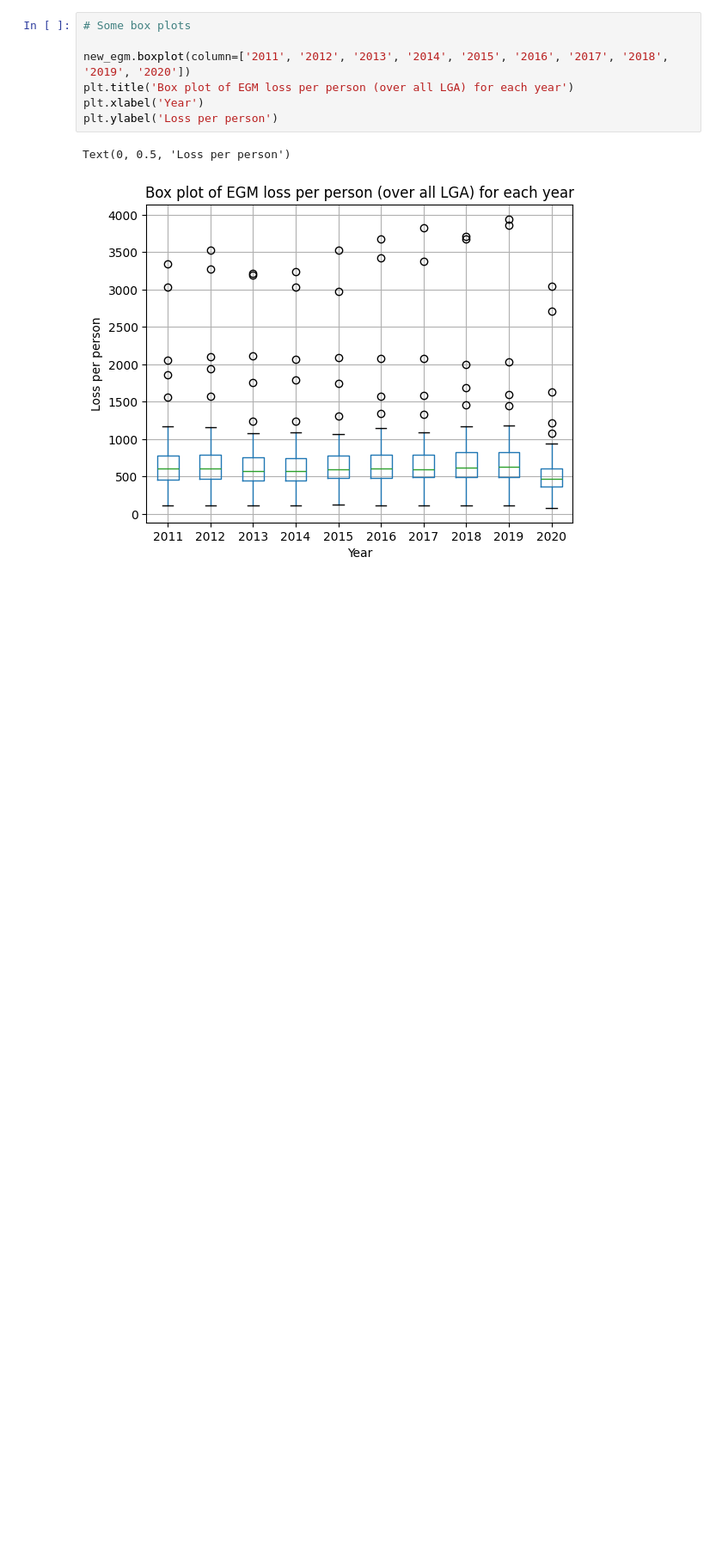
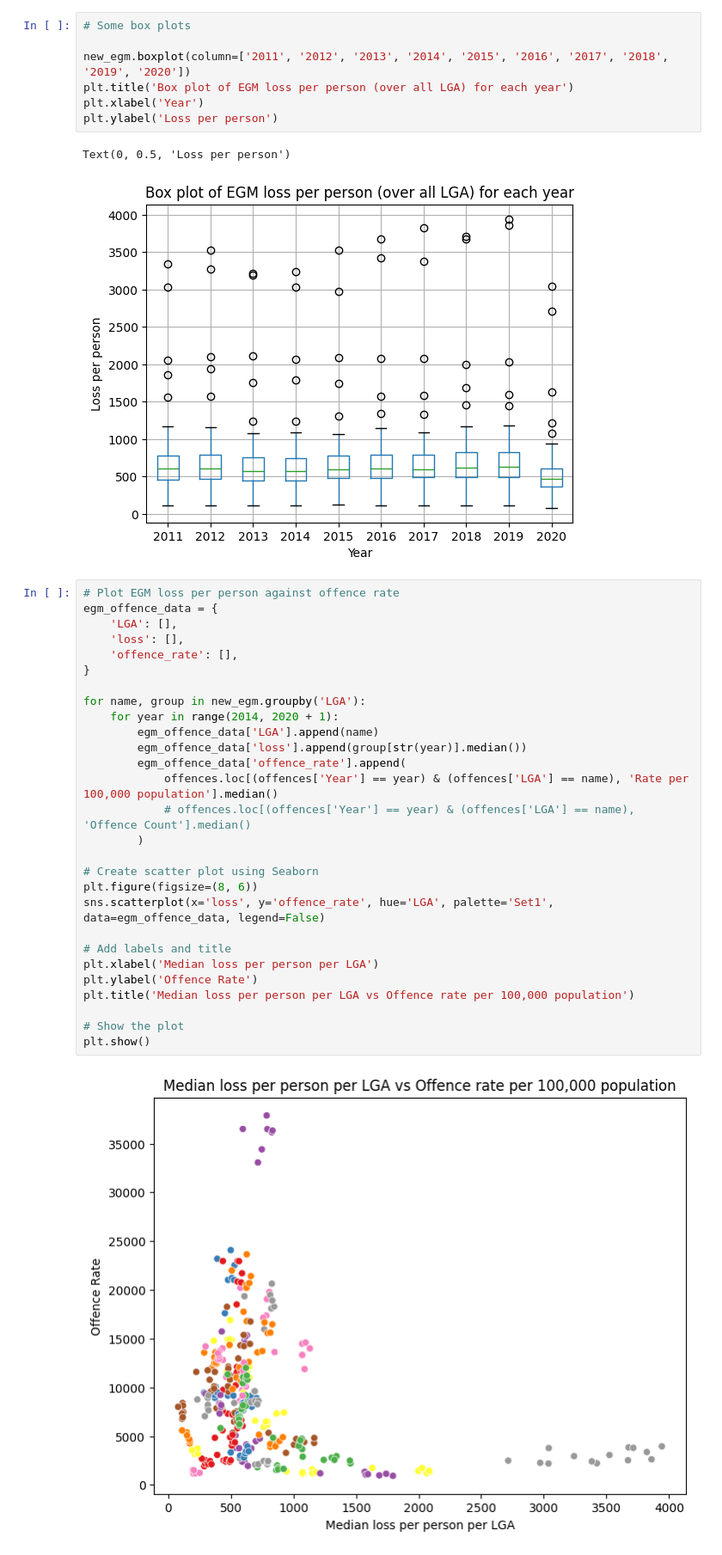
Before and after one commit to khangluong2004/COMP20008_Assignment2, a Jupyter notebook: michael/eda.ipynb, the cells around one changed output. Shown at 86% size. Cells and saved outputs as stored; diff of their text form; blank space fills up the shorter version.

```diff
--- a/michael/eda.ipynb
+++ b/michael/eda.ipynb
@@ -249,3 +253,33 @@ plt.ylabel('Loss per person')
 # %% [output]
 Text(0, 0.5, 'Loss per person')
 [figure]
+# %%
+# Plot EGM loss per person against offence rate
+egm_offence_data = {
+    'LGA': [],
+    'loss': [],
+    'offence_rate': [],
+}
+
+for name, group in new_egm.groupby('LGA'):
+    for year in range(2014, 2020 + 1):
+        egm_offence_data['LGA'].append(name)
+        egm_offence_data['loss'].append(group[str(year)].median())
+        egm_offence_data['offence_rate'].append(
+            offences.loc[(offences['Year'] == year) & (offences['LGA'] == name), 'Rate per 100,000 population'].median()
+            # offences.loc[(offences['Year'] == year) & (offences['LGA'] == name), 'Offence Count'].median()
+        )
+
+# Create scatter plot using Seaborn
+plt.figure(figsize=(8, 6))
+sns.scatterplot(x='loss', y='offence_rate', hue='LGA', palette='Set1', data=egm_offence_data, legend=False)
+
+# Add labels and title
+plt.xlabel('Median loss per person per LGA')
+plt.ylabel('Offence Rate')
+plt.title('Median loss per person per LGA vs Offence rate per 100,000 population')
+
+# Show the plot
+plt.show()
+# %% [output]
+[figure, added]
```
Also changed, not shown: parts of 4 cells of this notebook.
